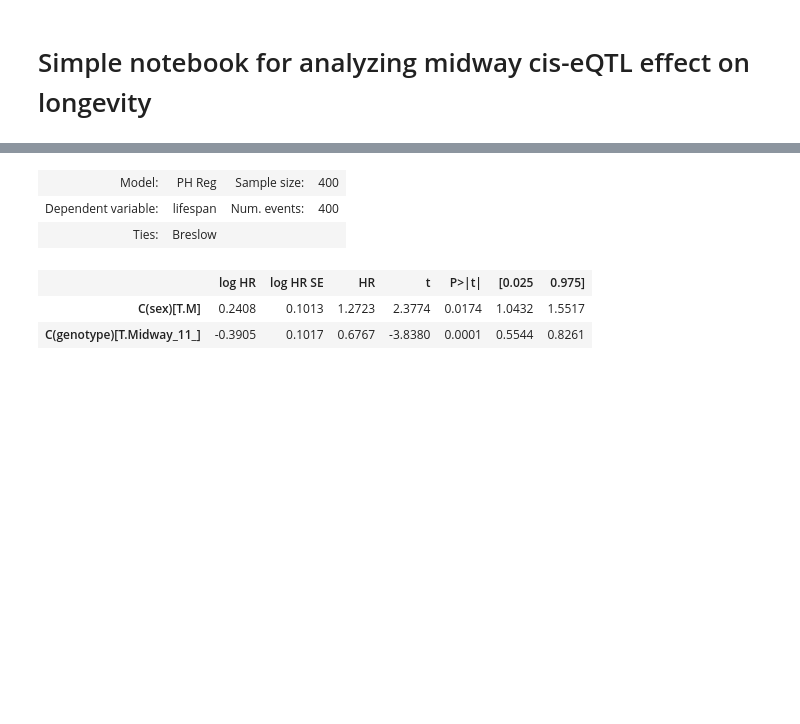
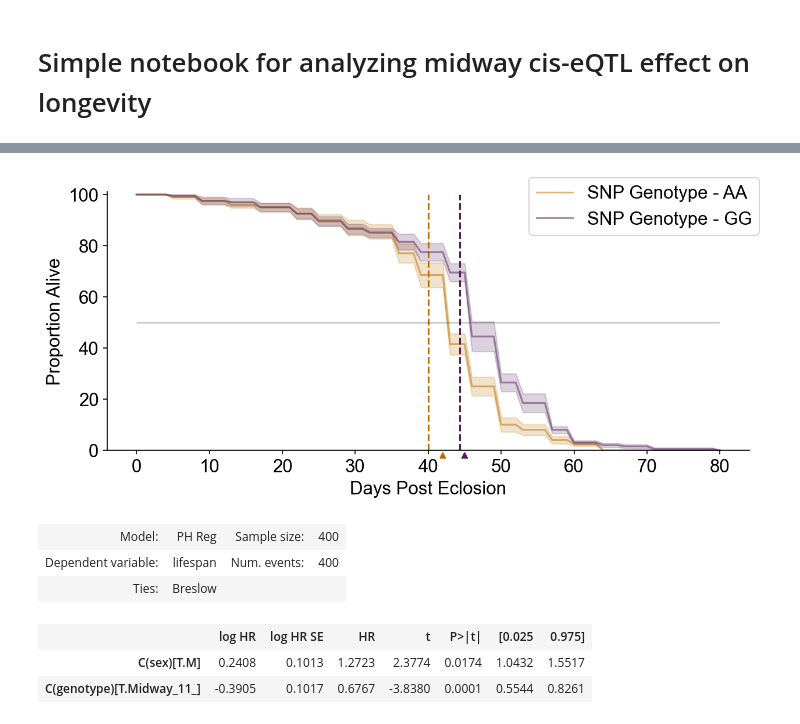
Before and after one commit to ayroles-lab/SNPvalidation, a Jupyter notebook: notebooks/longevity-notebook.ipynb, the cells around one changed output, grey strips where cells are left out. Cells and saved outputs as stored; diff of their text form; code cells hidden in the pictures; blank space fills up the shorter version.

Commit message:
Adding updated Figure 2 and adding notebook and data analyzing data from the longevity paper.

```diff
--- a/notebooks/longevity-notebook.ipynb
+++ b/notebooks/longevity-notebook.ipynb
@@ -68,0 +128,3 @@ plt.savefig("../figures/midway-survival.png", dpi=600, transparent=True)
+# %%
+midway_11.sort_values(by=["lifespan"], inplace=True)
+midway_11.iloc[99, :]
@@ -69,3 +147,79 @@ plt.savefig("../figures/midway-survival.png", dpi=600, transparent=True)
+# %%
+vial_survival_df["survival"] = 100 * vial_survival_df["survival"]
+vial_survival_df_11["survival"] = 100 * vial_survival_df_11["survival"]
+# %%
+import palettable as pal
+
+
+fig, ax = plt.subplots(figsize=(8.5, 4))
+sns.lineplot(
+    data=vial_survival_df,
+    x="lifespan",
+    y="survival",
+    ax=ax,
+    errorbar=("se", 1),
+    color=pal.wesanderson.GrandBudapest4_5.mpl_colors[0],
+    alpha=0.5,
+    label="SNP Genotype - AA",
+    legend=None,
+)
+plt.vlines(
+    vial_survival_df["lifespan"].mean(),
+    0,
+    100,
+    color=pal.wesanderson.GrandBudapest4_5.mpl_colors[0],
+    linestyle="--",
+)
+
+
+plt.vlines(
+    midway_11["lifespan"].mean(),
+    0,
+    100,
+    color=pal.wesanderson.GrandBudapest4_5.mpl_colors[1],
+    linestyle="--",
+)
+sns.lineplot(
+    data=vial_survival_df_11,
+    x="lifespan",
+    y="survival",
+    ax=ax,
+    errorbar=("se", 1),
+    color=pal.wesanderson.GrandBudapest4_5.mpl_colors[1],
+    alpha=0.5,
+    label="SNP Genotype - GG",
+    legend=None,
+)
+plt.hlines(50, 0, 80, color="black", linestyle="-", alpha=0.2)
+ax.annotate(
+    "",
+    xy=(45, 0),
+    xytext=(45, -4),
+    arrowprops=dict(
+        arrowstyle="wedge",
+        color=pal.wesanderson.GrandBudapest4_5.mpl_colors[1],
+        alpha=1,
+    ),
+)
+ax.annotate(
+    "",
+    xy=(42, 0),
+    xytext=(42, -4),
+    arrowprops=dict(
+        arrowstyle="wedge",
+        color=pal.wesanderson.GrandBudapest4_5.mpl_colors[0],
+        alpha=1,
+    ),
+)
+plt.ylim(0, 101)
+plt.figlegend()
+sns.despine()
+plt.tight_layout()
+plt.ylabel("Proportion Alive")
+plt.xlabel("Days Post Eclosion")
+plt.savefig("../figures/midway-survival.png", dpi=600, transparent=True)
+# %% [output]
+[figure, added]
 # %%
 results = PHReg.from_formula(
     "lifespan ~ C(sex) + C(genotype)", data=surv_df, status="death"
```
Also changed, not shown: parts of 7 cells of this notebook, 4 other files.
